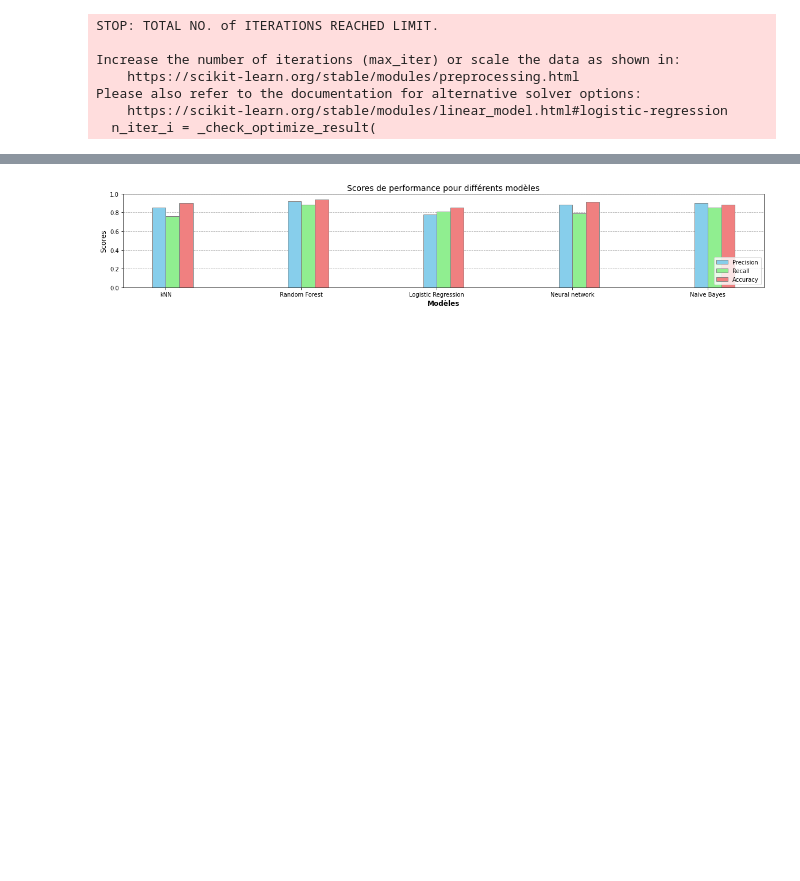
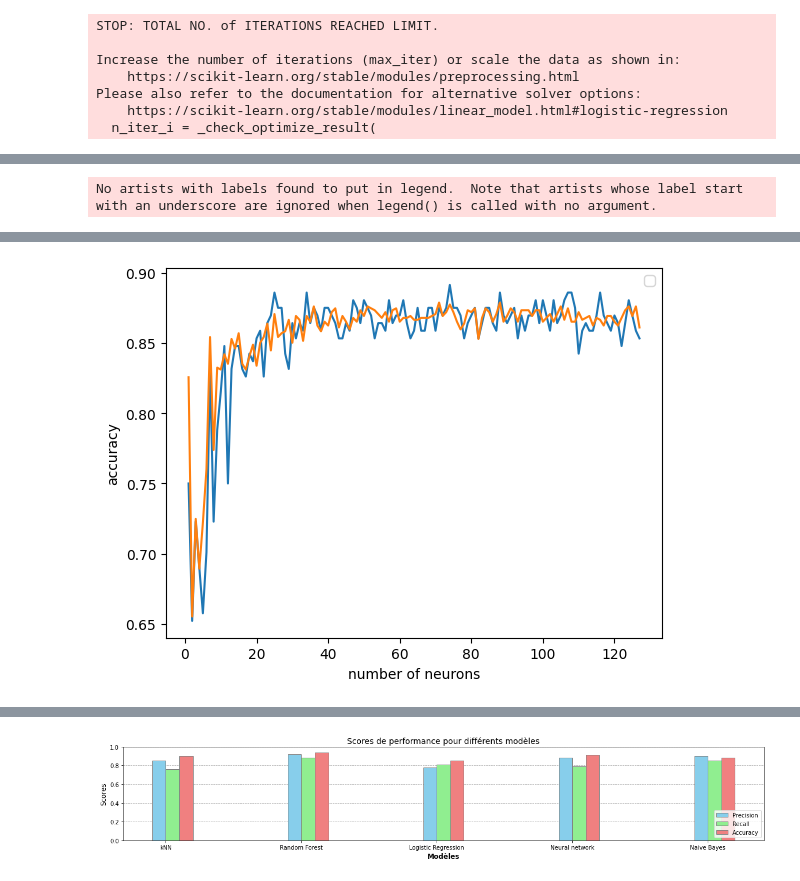
Before and after one commit to DevNono/IA01_project, a Jupyter notebook: proj.ipynb, the cells around one changed output, grey strips where cells are left out. Saved outputs shown, nothing was run; the diff lists cells and outputs as text; code cells hidden in the pictures; blank space fills up the shorter version.

```diff
--- a/proj.ipynb
+++ b/proj.ipynb
@@ -285,39 +264,63 @@ Please also refer to the documentation for alternative solver options:
 # Réseau de neurones
 
 # Building the model
-model = Sequential()
+set_random_seed(42)
 
-model.add(Dense(units=128, activation='relu'))
-model.add(Dense(units=1, activation='softmax'))
+accuracy_test = []
+accuracy_train = []
+for i in range(1, 128):
+    print(i)
+    model = Sequential()
+    model.add(Dense(units=i, activation='relu'))
+    model.add(Dense(units=1, activation='sigmoid'))
 
-model.build(input_shape=X_train_scaled.shape)
+    model.build(input_shape=X_train_scaled.shape)
 
-print(model.summary())
-plot_model(model, to_file='NN-mnist.png', show_shapes=True)
+    print(model.summary())
+    from keras.utils import plot_model
+    plot_model(model, to_file='NN-mnist.png', show_shapes=True)
 
-# Compiling the model
-optimizer = Adam(learning_rate=0.001)
-model.compile(optimizer=optimizer,loss='categorical_crossentropy',metrics=['accuracy'])
+    # Compiling the model
+    from keras.optimizers import Adam
+    optimizer = Adam(learning_rate=0.001)
+    model.compile(optimizer=optimizer,loss='binary_crossentropy',metrics=['accuracy'])
 
-# Define callback for early stopping
-early_stopping_monitor = EarlyStopping(monitor='val_loss', patience=2, restore_best_weights=True)
-# Train the model w/ early stopping
-model.fit(X_train_scaled, y_train, epochs=10, validation_split=0.3, callbacks=[early_stopping_monitor])
+    from keras.callbacks import EarlyStopping
+    early_stopping_monitor = EarlyStopping(monitor='val_loss', patience=2, restore_best_weights=True)
+    model.fit(X_train_scaled, y_train, epochs=10, validation_split=0.3, callbacks=[early_stopping_monitor])
 
-# Evaluate the model on the test set
-test_loss, test_acc = model.evaluate(X_test_scaled, y_test)
-print(f'Test accuracy: {test_acc}')
-print(f'Test loss: {test_loss}')
-# Predict returns the probability of each class
-y_test_proba = model.predict(X_test_scaled)
-print(y_test_proba[0]) #sample 0
-print(np.argmax(y_test_proba[0])) # Maximum probability gives class
-y_predicted_classes = np.argmax(y_test_proba, axis=1)
-accuracy_test = accuracy_score(y_test, y_predicted_classes)
-print('Test model accuracy:', accuracy_test)
+    # Evaluate the model on the test set
+    test_loss, test_acc = model.evaluate(X_test_scaled, y_test)
+    print(f'Test accuracy: {test_acc}')
+    print(f'Test loss: {test_loss}')
+    accuracy_test.append(test_acc)
+
+    # Evaluate the model on the train set
+    train_loss, train_acc = model.evaluate(X_train_scaled, y_train)
+    print(f'Train accuracy: {train_acc}')
+    print(f'Train loss: {train_loss}')
+    accuracy_train.append(train_acc)
+
+# print max accuracy and index
+print(max(accuracy_test)) # 0.89
+print(accuracy_test.index(max(accuracy_test))) # 73 neurons
+
+# plot accuracy
+plt.plot(range(1, 128), accuracy_test)
+plt.xlabel('number of neurons')
+plt.ylabel('accuracy')
+plt.legend()
+
+# print max accuracy and index
+print(max(accuracy_train)) # 0.88
+print(accuracy_train.index(max(accuracy_train))) # 70 neurons
+
+# plot accuracy
+plt.plot(range(1, 128), accuracy_train)
+plt.show()
 
 # Results append
 # precision.append()
 # recall.append()
-accuracy.append(accuracy_test)
+accuracy.append(max(accuracy_test))
 # %% [output]
@@ -324,0 +344 @@ AttributeError: partially initialized module 'keras.src' has no attribute 'utils
+No artists with labels found to put in legend.  Note that artists whose label start with an underscore are ignored when legend() is called with no argument.
@@ -325,3 +351,4 @@ AttributeError: partially initialized module 'keras.src' has no attribute 'utils
+[figure, added]
 # %%
 # NAIVE BAYES CLASSIFIER
 
```
Also changed, not shown: parts of 5 cells of this notebook, 1 other file.
